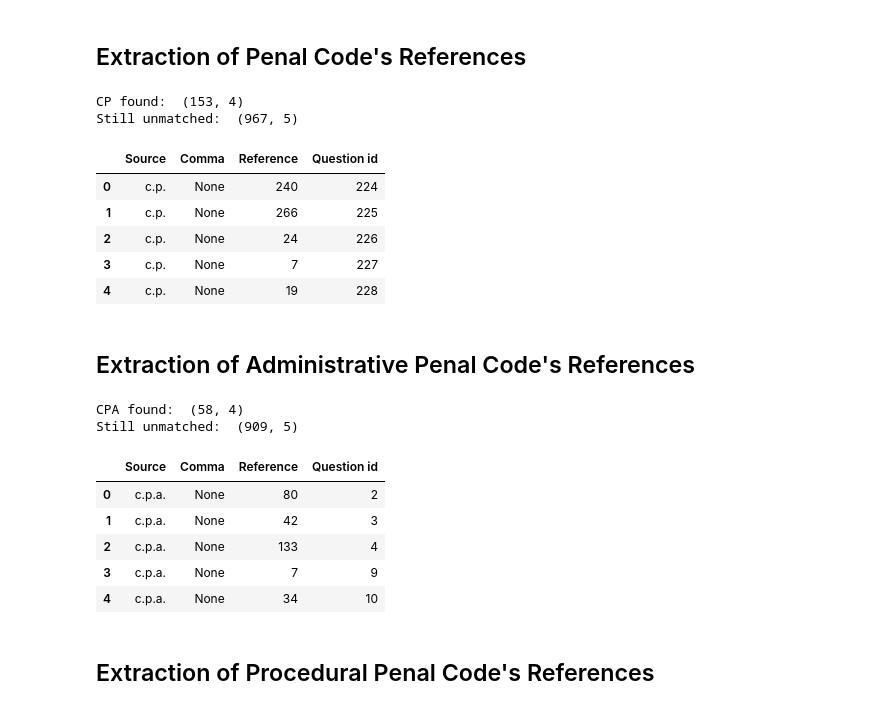
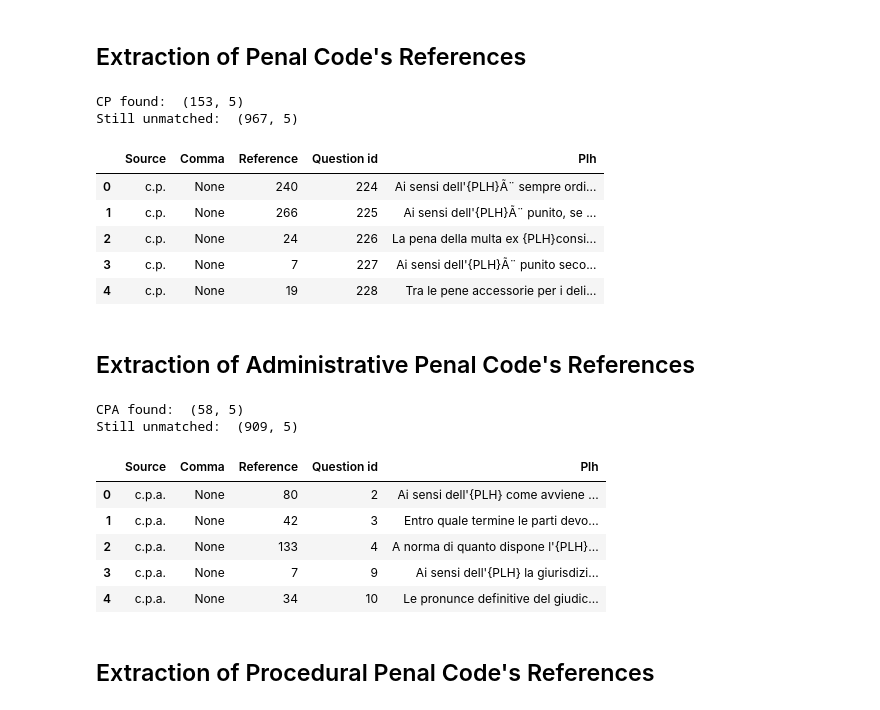
Before and after one commit to IGieckI/Thesis, a Jupyter notebook: Data/References extraction from quiz.ipynb, the cells around one changed output. Saved outputs shown, nothing was run; the diff lists cells and outputs as text; code cells hidden in the pictures.

```diff
--- a/Data/References extraction from quiz.ipynb
+++ b/Data/References extraction from quiz.ipynb
@@ -6,28 +6,35 @@ import json
 import os
 import re
 
-isLinux = False
+isLinux = True
+default_linux_path = os.getcwd().replace("/Data", "/Documents/Downloaded") if "/Data" in os.getcwd() else os.getcwd() + "/Documents/Downloaded"
+default_windows_path = os.getcwd().replace("\\Data", "\\Documents\\Downloaded") if "\\Data" in os.getcwd() else os.getcwd() + "\\Documents\\Downloaded"
+default_path = default_linux_path if isLinux else default_windows_path
 
-default_linux_path = os.getcwd() + "/work/"
-default_windows_path = os.getcwd().replace("\\Data", "\\Documents\\Downloaded\\")
-default_path = default_linux_path if isLinux else default_windows_path
-DEFAULT_SAVE_DIR = default_path.replace("\\Downloaded", "\\Generated")
+DEFAULT_SAVE_DIR = default_path.replace("/Downloaded", "/Generated") if isLinux else default_path.replace("\\Downloaded", "\\Generated")
+LAWS_CSV = DEFAULT_SAVE_DIR + ('/laws.csv' if isLinux else '\\laws.csv')
 
-df = pd.read_csv(DEFAULT_SAVE_DIR + 'quiz_merged.csv')
+df_quiz = pd.read_csv(DEFAULT_SAVE_DIR + '/quiz_merged.csv')
+df_laws = pd.read_csv(LAWS_CSV)
 
-df.head()
+def retrieve_law(source, law_id):
+    if source == 'c.p.':
+        pass
+    elif source == 'c.p.p.':
+        pass
 
 
-def extract_data(df, regex_patterns, source):
+def extract_data(df_quiz, regex_patterns, source):
     extracted_data = []
     no_match_data = []
 
-    for i, row in df.iterrows():
+    for i, row in df_quiz.iterrows():
         question = row['Question']
         match = None
 
         for pattern in regex_patterns:
             match = re.findall(pattern, question)
+            question_plh = re.sub(pattern, '{PLH}', question)
             if match:
                 break
 
@@ -41,7 +48,7 @@ def extract_data(df, regex_patterns, source):
 
             # Catch of set of laws not single
             if source == 'D. Lgs.':
-                for elem in match:
+                for i, elem in enumerate(match):
                     if type(elem) is tuple:
                         reference = elem[0]
                         groupSource = elem[1].replace(' del ', '/')
@@ -52,18 +59,24 @@ def extract_data(df, regex_patterns, source):
                         raise Exception(f'Unexpected type {type(elem)}')
 
                     extracted_data.append({
-                        'Source': groupSource,
+                        'Source': groupSource.strip(),
                         'Comma': comma,
-                        'Reference': reference,
+                        'Reference': reference.strip() if reference else None,
                         'Question id': row['Index'],
+                        'Question plh': question_plh[i],
+                        'Law text': retrieve_law(groupSource, reference)
                     })
             else:
+                if type(match[0]) is tuple:
+                    print(source)
                 reference = match[0]
                 extracted_data.append({
                     'Source': source,
                     'Comma': comma,
-                    'Reference': reference,
+                    'Reference': reference[0].strip() if type(reference) is tuple else reference.strip(),
                     'Question id': row['Index'],
+                    'Question plh': question_plh,
+                        'Law text': retrieve_law(source, reference)
                 })
         else:
             no_match_data.append(row.to_dict())
@@ -77,24 +90,24 @@ def extract_data(df, regex_patterns, source):
 # %%
 patterns = [
     r'[Aa]rtt?\.( \d+).{0,25}c\.p\.[^p^a]',
     r"(?:articolo|art\.)( ?\d+) del [Cc]odice [Pp]enale",
     r'[Cc]odice penale all\'art. (\d+)'
 ]
 
-df_cp, df = extract_data(df, patterns, "c.p.")
+df_cp, df_quiz = extract_data(df_quiz, patterns, "c.p.")
 
 print("CP found: ", df_cp.shape)
-print("Still unmatched: ", df.shape)
+print("Still unmatched: ", df_quiz.shape)
 df_cp.head()
 # %% [output]
-CP found:  (153, 4)
+CP found:  (153, 5)
 Still unmatched:  (967, 5)
-|  | Source | Comma | Reference | Question id |
-| 0 | c.p. | None | 240 | 224 |
-| 1 | c.p. | None | 266 | 225 |
-| 2 | c.p. | None | 24 | 226 |
-| 3 | c.p. | None | 7 | 227 |
-| 4 | c.p. | None | 19 | 228 |
+|  | Source | Comma | Reference | Question id | Plh |
+| 0 | c.p. | None | 240 | 224 | Ai sensi dell'{PLH}Ã¨ sempre ordi... |
+| 1 | c.p. | None | 266 | 225 | Ai sensi dell'{PLH}Ã¨ punito, se ... |
+| 2 | c.p. | None | 24 | 226 | La pena della multa ex {PLH}consi... |
+| 3 | c.p. | None | 7 | 227 | Ai sensi dell'{PLH}Ã¨ punito seco... |
+| 4 | c.p. | None | 19 | 228 | Tra le pene accessorie per i deli... |
 # %% [markdown]
 ## Extraction of Administrative Penal Code's References
 # %%
@@ -103,20 +116,20 @@ patterns = [
     r'(?:[Aa]rticolo|[Aa]rtt?\.)( \d+).{0,30} del [Cc]odice del [Pp]rocesso [Aa]mministrativo'
 ]
 
-df_cpa, df = extract_data(df, patterns, "c.p.a.")
+df_cpa, df_quiz_quiz = extract_data(df_quiz, patterns, "c.p.a.")
 
 print("CPA found: ", df_cpa.shape)
-print("Still unmatched: ", df.shape)
+print("Still unmatched: ", df_quiz.shape)
 df_cpa.head()
 # %% [output]
-CPA found:  (58, 4)
+CPA found:  (58, 5)
 Still unmatched:  (909, 5)
-|  | Source | Comma | Reference | Question id |
-| 0 | c.p.a. | None | 80 | 2 |
-| 1 | c.p.a. | None | 42 | 3 |
-| 2 | c.p.a. | None | 133 | 4 |
-| 3 | c.p.a. | None | 7 | 9 |
-| 4 | c.p.a. | None | 34 | 10 |
+|  | Source | Comma | Reference | Question id | Plh |
+| 0 | c.p.a. | None | 80 | 2 | Ai sensi dell'{PLH} come avviene ... |
+| 1 | c.p.a. | None | 42 | 3 | Entro quale termine le parti devo... |
+| 2 | c.p.a. | None | 133 | 4 | A norma di quanto dispone l'{PLH}... |
+| 3 | c.p.a. | None | 7 | 9 | Ai sensi dell'{PLH} la giurisdizi... |
+| 4 | c.p.a. | None | 34 | 10 | Le pronunce definitive del giudic... |
 # %% [markdown]
 ## Extraction of Procedural Penal Code's References
 # %%
```
Also changed, not shown: parts of 6 cells of this notebook, 13 other files.
